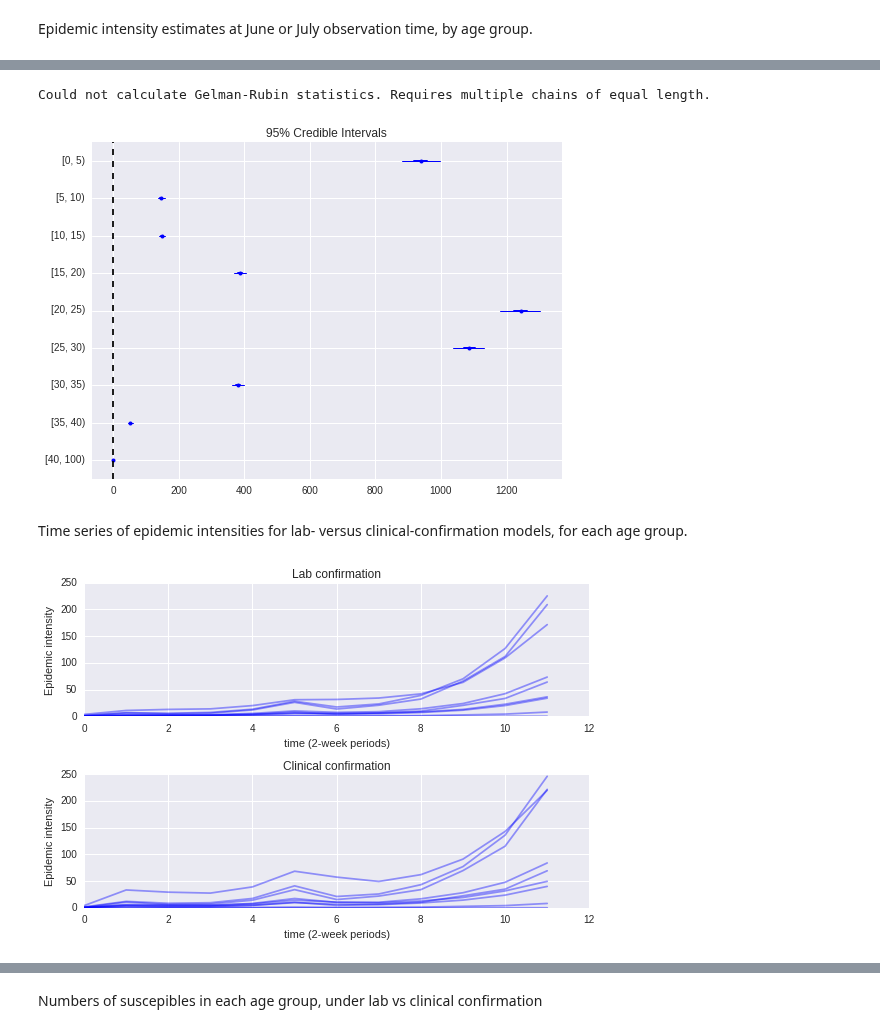
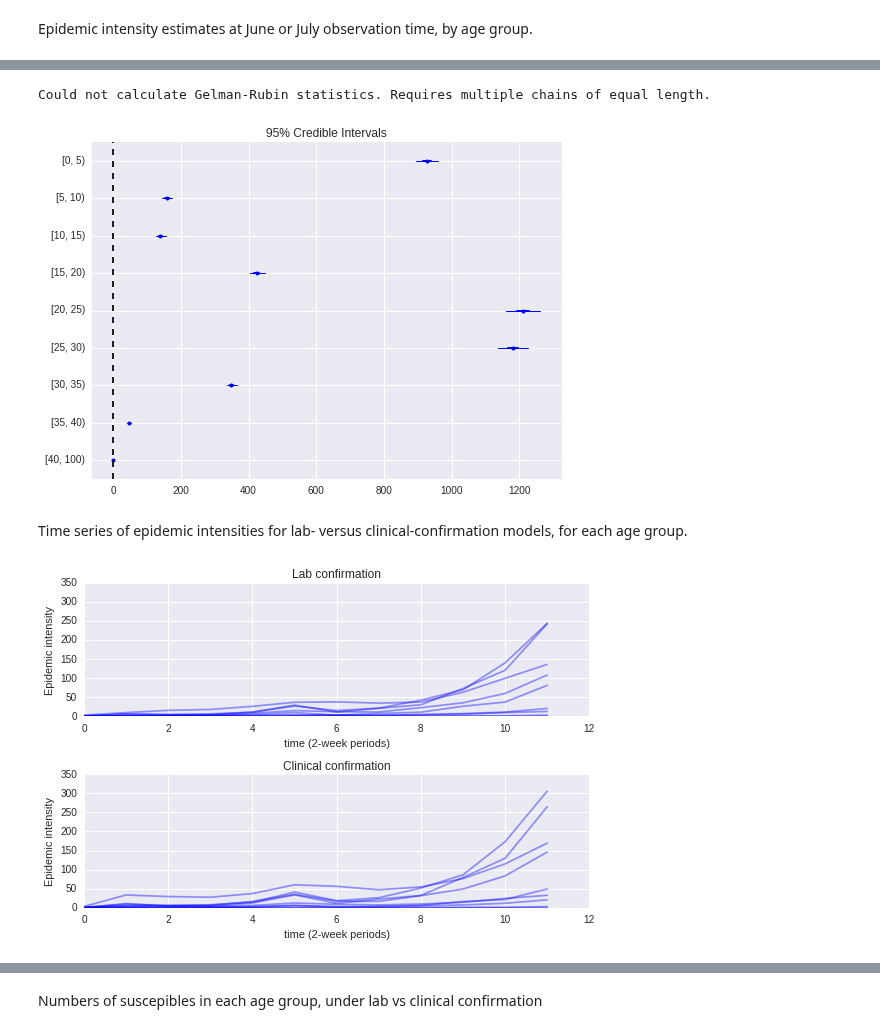
Before and after one commit to fonnesbeck/SaoPauloMeasles, a Jupyter notebook: Non-Spatial Measles Model.ipynb, the cells around one changed output, grey strips where cells are left out. Cells and saved outputs as stored; diff of their text form; code cells hidden in the pictures.

Commit message:
Fixed beta specification error

```diff
--- a/Non-Spatial Measles Model.ipynb
+++ b/Non-Spatial Measles Model.ipynb
@@ -340,7 +340,7 @@ from pymc import (Uniform, DiscreteUniform, Beta, Binomial, Normal,
                   MvNormalCov, Bernoulli, Uninformative,
                   Multinomial, rmultinomial, rbinomial,
                   Dirichlet, multinomial_like, uniform_like)
-from pymc import (Lambda, observed, invlogit, deterministic, potential, stochastic,)
+from pymc import (Lambda, observed, invlogit, deterministic, potential, stochastic, logit)
 
 def measles_model(obs_date, confirmation=True, migrant=False, constrain_R=True):
 
@@ -468,12 +468,24 @@ def measles_model(obs_date, confirmation=True, migrant=False, constrain_R=True):
     def p_μ(natural_susc=natural_susc):
         return downsample(sia_susc) * downsample(vacc_susc) * natural_susc
 
-    p_σ = Uniform('p_σ', 0, 100)
+    if False:
+        p_σ = Exponential('p_σ', 1, value=0.001)
 
-    a = Lambda('a', lambda mu=p_μ, sigma=p_σ: mu*sigma)
-    b = Lambda('b', lambda mu=p_μ, sigma=p_σ: (1-mu)*sigma)
+        a = Lambda('a', lambda mu=p_μ, sig=p_σ: mu*(mu * (1-mu) / sig**2 - 1 ))
+        b = Lambda('b', lambda mu=p_μ, sig=p_σ: (1-mu)*(mu * (1-mu) / sig**2 - 1 ))
 
-    p_susceptible = Beta('p_susceptible', a, b, value=p_μ.value)
+        p_susceptible = Beta('p_susceptible', a, b, value=p_μ.value)
+
+    else:
+
+        p_σ = HalfCauchy('p_σ', 0, 5, value=1)
+
+        m = Lambda('m', lambda p=p_μ: logit(p))
+
+        θ_p = Normal('theta_p', m, p_σ)
+
+        p_susceptible = Lambda('p_susceptible', lambda θ_p=θ_p: invlogit(θ_p))
+
 
     # Estimated total initial susceptibles
     S_0 = Binomial('S_0', n=N_age.values.astype(int), p=p_susceptible)
@@ -708,30 +734,30 @@ Could not calculate Gelman-Rubin statistics. Requires multiple chains of equal l
 # %%
-Matplot.summary_plot(model_july.lam_t, custom_labels=age_groups)
+Matplot.summary_plot(model_july.λ_t, custom_labels=age_groups)
 # %% [output]
 Could not calculate Gelman-Rubin statistics. Requires multiple chains of equal length.
-[figure, old version]
+[figure, new version]
 # %% [markdown]
 Time series of epidemic intensities for lab- versus clinical-confirmation models, for each age group.
 # %%
-lam_june = model_june.lam.stats()
+lam_june = model_june.λ.stats()
 
 fig, axes = plt.subplots(2, 1, sharey=True)
 
 axes[0].plot(lam_june['quantiles'][50], 'b-', alpha=0.4)
 axes[0].set_ylabel('Epidemic intensity')
 axes[0].set_xlabel('time (2-week periods)')
 axes[0].set_title('Lab confirmation')
 
-lam_june_noconf = model_june_noconf.lam.stats()
+lam_june_noconf = model_june_noconf.λ.stats()
 
 axes[1].plot(lam_june_noconf['quantiles'][50], 'b-', alpha=0.4)
 axes[1].set_ylabel('Epidemic intensity')
 axes[1].set_xlabel('time (2-week periods)')
 axes[1].set_title('Clinical confirmation')
 
 plt.tight_layout()
 # %% [output]
-[figure, old version]
+[figure, new version]
 # %%
 Rt_values = pd.DataFrame(np.c_[model_june.R_t.trace()[:, -1],
                           model_june_noconf.R_t.trace()[:, -1],
```
Also changed, not shown: parts of 23 cells of this notebook, 18 other files.
